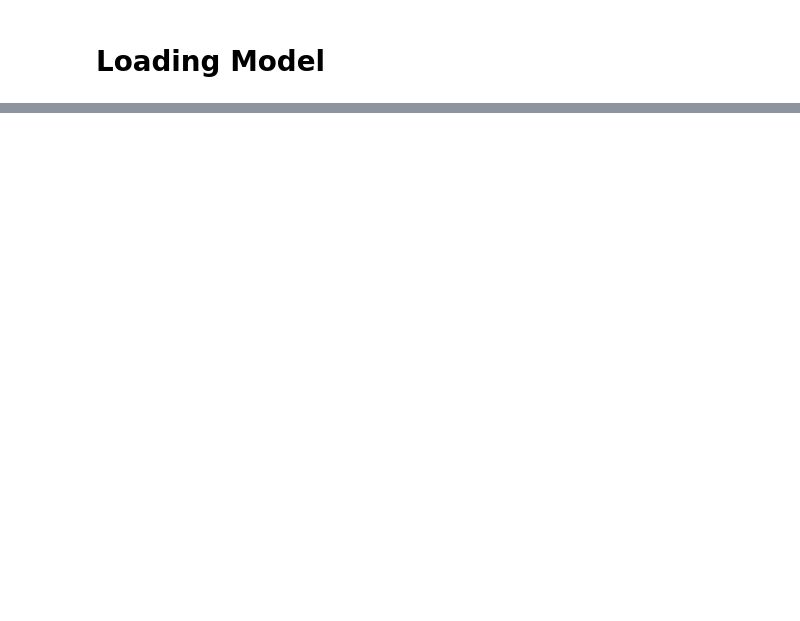
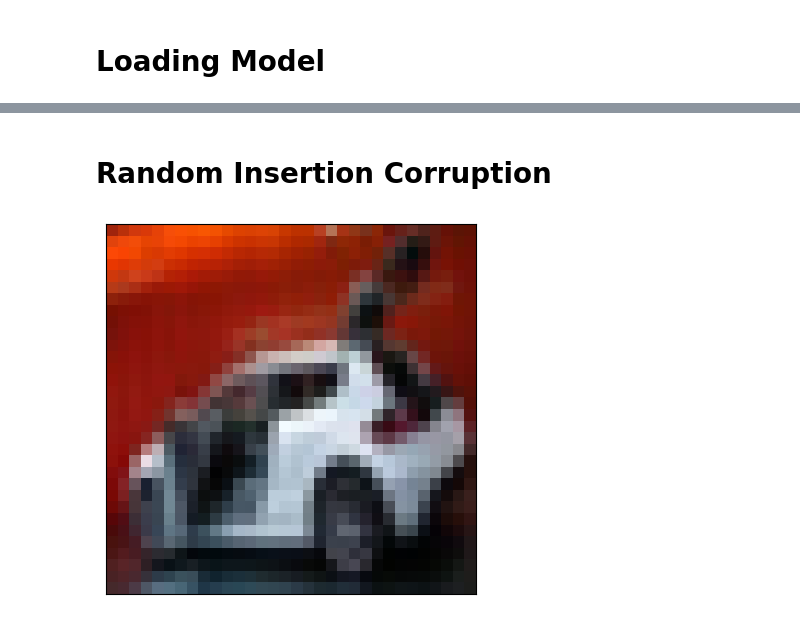
Before and after one commit to NazirNayal8/PyTorch-VAE, a Jupyter notebook: notebooks/proxy_ood.ipynb, the cells around one changed output, grey strips where cells are left out. Saved outputs shown, nothing was run; the diff lists cells and outputs as text; code cells hidden in the pictures; blank space fills up the shorter version.

```diff
--- a/notebooks/proxy_ood.ipynb
+++ b/notebooks/proxy_ood.ipynb
@@ -50,0 +126,8 @@ VAEXperiment(
+# %% [markdown]
+# Random Insertion Corruption
+# %%
+x, y = DATASETS.CIFAR10[6]
+
+show_image(x + 0.5)
+# %% [output]
+[figure, added]
```
Also changed, not shown: parts of 26 cells of this notebook, 14 other files.
